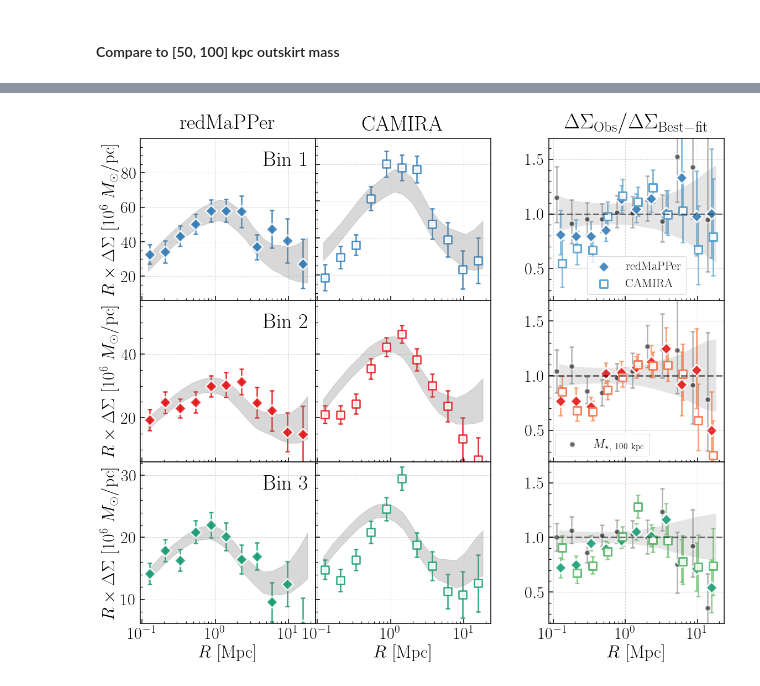
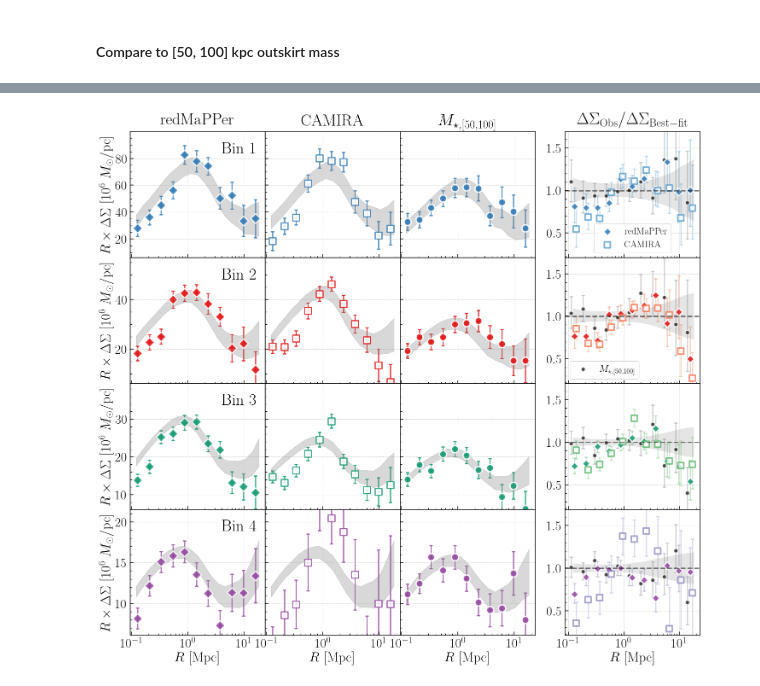
Before and after one commit to dr-guangtou/jianbing, a Jupyter notebook: notebooks/figure/fig10.ipynb, the cells around one changed output, grey strips where cells are left out. Drawn from its saved outputs; the diff is of its cells as text; code cells hidden in the pictures.

```diff
--- a/notebooks/figure/fig10.ipynb
+++ b/notebooks/figure/fig10.ipynb
@@ -105,21 +90,16 @@ fig.savefig(os.path.join(fig_dir, 'fig_10.pdf'), dpi=120)
 # %%
-dsig_cmp = topn_cluster['cam_s16a_n_mem'][:3]
-label_cmp = r'$\rm CAMIRA$'
-sub_cmp = r'{\rm CAM}'
+dsig_1 = topn_cluster['redm_hsc_lambda']
+label_1 = r'$\rm redMaPPer$'
+sub_1 = r'{\rm redM}'
 
-dsig_ref = topn_cluster['redm_hsc_lambda'][:3]
-label_ref = r'$\rm redMaPPer$'
-sub_ref = r'{\rm redM}'
+dsig_2 = topn_cluster['cam_s16a_n_mem']
+label_2 = r'$\rm CAMIRA$'
+sub_2 = r'{\rm CAM}'
 
-dsig_ref_2 = topn_massive['logm_100_cen3'][:3]
-label_ref_2 = r'$M_{\star,\ 100\ \rm kpc}$'
-sub_ref_2 = r'{100\ \rm kpc}'
+dsig_3 = topn_massive['logm_100_cen3']
+label_3 = r'$M_{\star,\ 100\ \rm kpc}$'
+sub_3 = r'{100\ \rm kpc}'
 
-fig = compare_richness_model(
-    dsig_ref, dsig_cmp, sim_dsig, sim_mhalo, sig_type='bt', compare_to_model=True,
-    label_ref=label_ref, label_cmp=label_cmp, sub_ref=sub_ref, sub_cmp=sub_cmp,
-    marker_ref='D', marker_cmp='s', msize_ref=220, msize_cmp=220,
-    dsig_ref_2=dsig_ref_2, label_ref_2=label_ref_2, sub_ref_2=sub_ref_2
-)
+fig = compare_richness_mstar_model(dsig_1, dsig_2, dsig_3, sim_dsig, marker_3='o')
 # %% [output]
-[figure, old version]
+[figure, new version]
```
Also changed, not shown: parts of 7 cells of this notebook, 3 other files.
